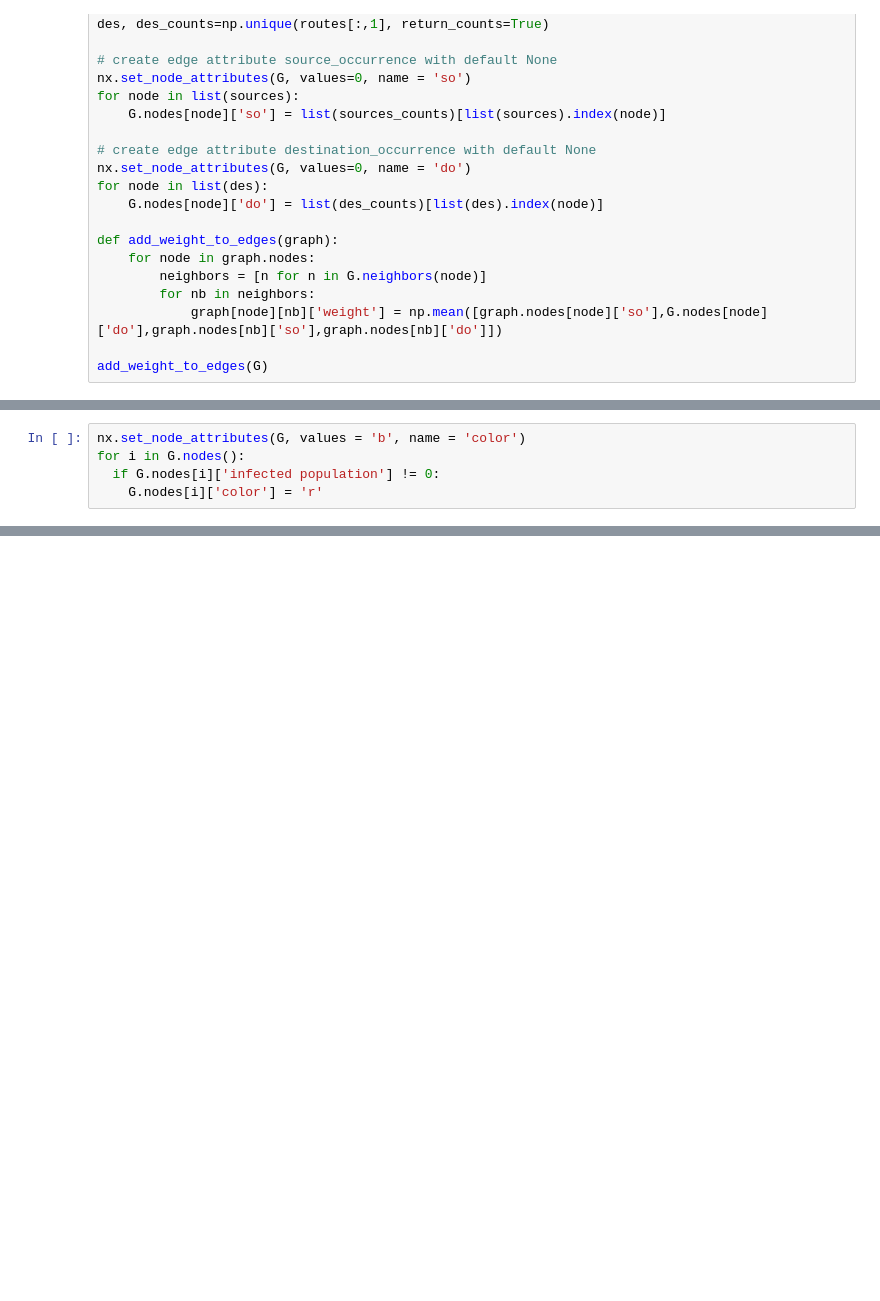
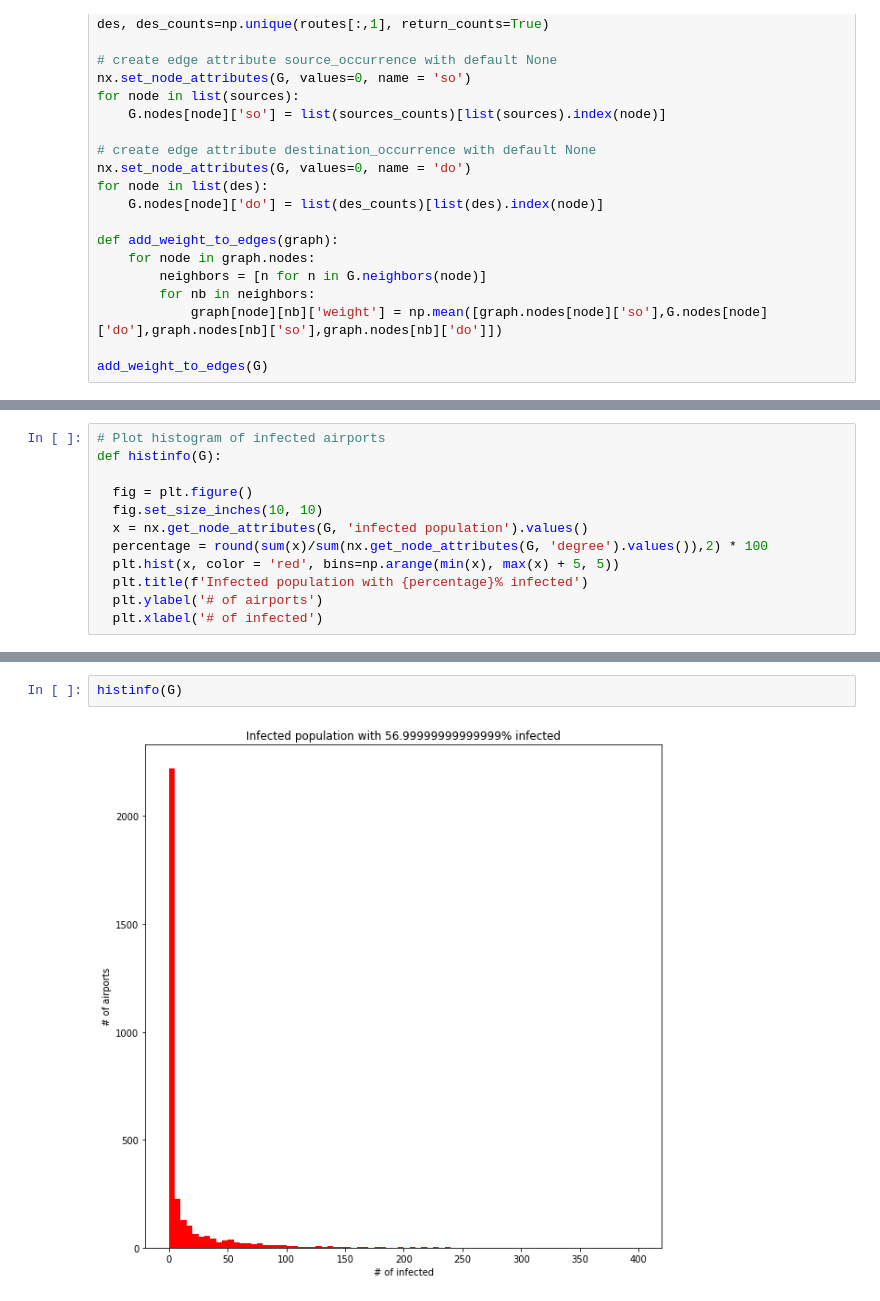
Before and after one commit to ceciliazhh/Final-project-NS, a Jupyter notebook: final_project_network_setup_Tumen.ipynb, the cells around one changed output, grey strips where cells are left out. Drawn from its saved outputs; the diff is of its cells as text; blank space fills up the shorter version.

```diff
--- a/final_project_network_setup_Tumen.ipynb
+++ b/final_project_network_setup_Tumen.ipynb
@@ -226,6 +216 @@ print(infected_list)
-# %%
-nx.set_node_attributes(G, values = 'b', name = 'color')
-for i in G.nodes():
-  if G.nodes[i]['infected population'] != 0:
-    G.nodes[i]['color'] = 'r'
 # %%
@@ -254,0 +244,12 @@ m.drawlsmask()
+# %%
+# Plot histogram of infected airports
+def histinfo(G):
+
+  fig = plt.figure()
+  fig.set_size_inches(10, 10)
+  x = nx.get_node_attributes(G, 'infected population').values()
+  percentage = round(sum(x)/sum(nx.get_node_attributes(G, 'degree').values()),2) * 100
+  plt.hist(x, color = 'red', bins=np.arange(min(x), max(x) + 5, 5))
+  plt.title(f'Infected population with {percentage}% infected')
+  plt.ylabel('# of airports')
+  plt.xlabel('# of infected')
@@ -254,0 +275,4 @@ m.drawlsmask()
+# %%
+histinfo(G)
+# %% [output]
+[figure, added]
```
Also changed, not shown: parts of 14 cells of this notebook.
